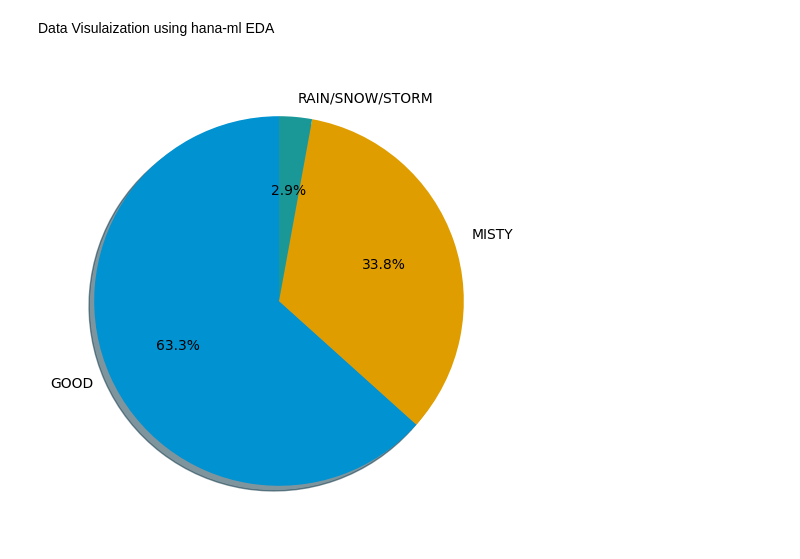
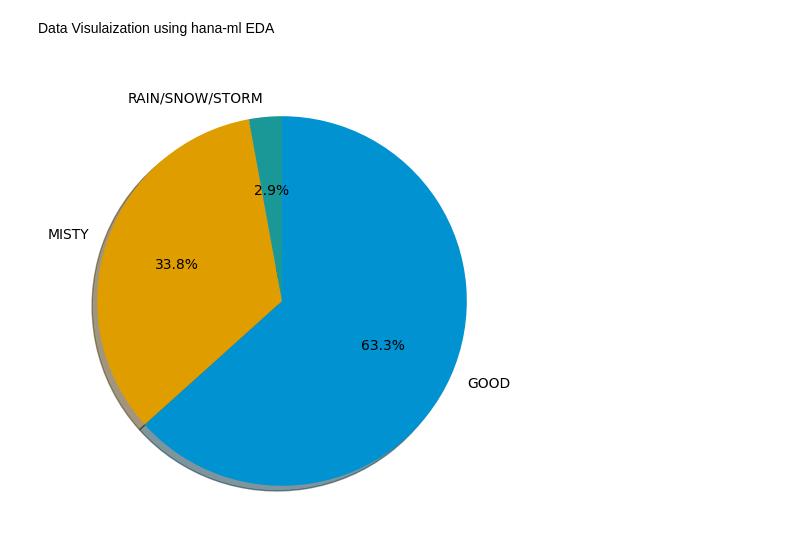
Before and after one commit to VENKATAISAP/sap-community-developer-challenge-eda-hana, a Jupyter notebook: SAP_EDA_Challenge_week4.ipynb, the cells around one changed output. Saved outputs shown, nothing was run; the diff lists cells and outputs as text; code cells hidden in the pictures.

Commit message:
SAP_EDA_Challenge_week4

```diff
--- a/SAP_EDA_Challenge_week4.ipynb
+++ b/SAP_EDA_Challenge_week4.ipynb
@@ -6,7 +6,7 @@ import pandas as pd
 # %%
 from hana_ml.dataframe import ConnectionContext
 # %%
-cc = ConnectionContext('e8c8bf75-fd07-426a-9c7a-7e0d4c6d8562.hana.trial-us10.hanacloud.ondemand.com',443,'DevChallenger','Ven01kat!')
+cc = ConnectionContext('e8c8bf75-fd07-426a-9c7a-7e0d4c6d8562.hana.trial-us10.hanacloud.ondemand.com',443,'','')
 print(cc.hana_version())
 # %% [output]
 4.00.000.00.1678185420 (fa/CE2022.42)
@@ -229,7 +229,7 @@ from hana_ml.visualizers.eda import EDAVisualizer
 # %%
 df = EDAVisualizer().pie_plot(data=bikes_hdf, column='Weather',
                                  legend=False, explode=0,
-                                 startangle=90)
+                                 startangle=90, counterclock=False)
 plt.show()
 # %% [output]
-[figure, old version]
+[figure, new version]
```
